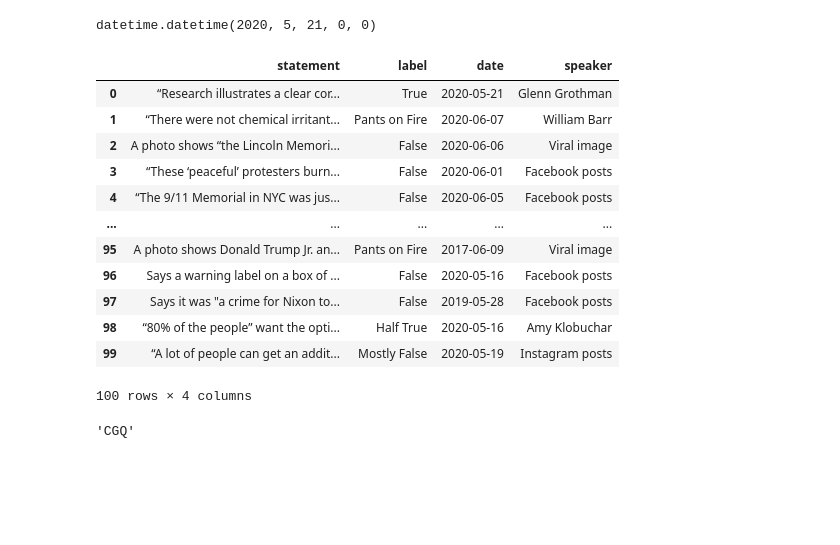
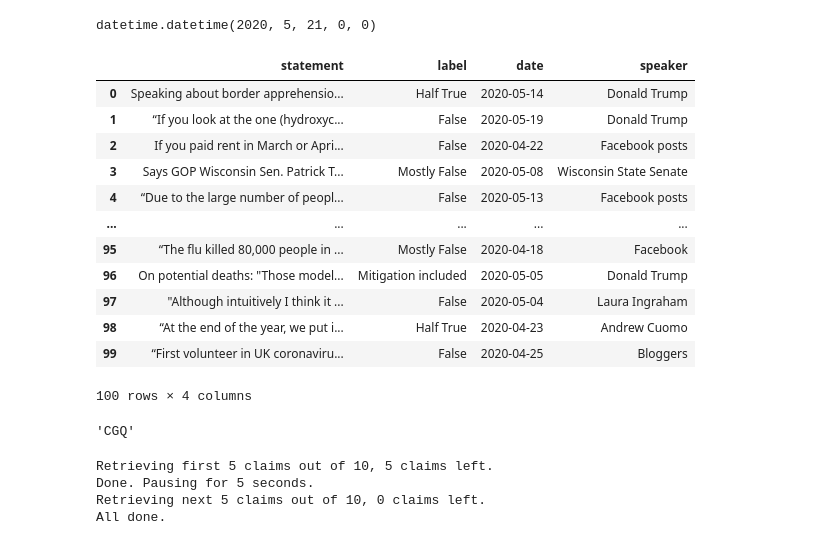
Before and after one commit to KunojiLym/metis_project_4, a Jupyter notebook: googlefactcheck.ipynb, the cells around one changed output. Cells and saved outputs as stored; diff of their text form; code cells hidden in the pictures; blank space fills up the shorter version.

```diff
--- a/googlefactcheck.ipynb
+++ b/googlefactcheck.ipynb
@@ -91,29 +91,29 @@ datetime.datetime(2020, 5, 21, 0, 0)
 # %%
 politifact_dictlist = []
 
 for claim in dict(r.json())['claims']:
     politifact_dictentry = {
         'statement': claim['text'],
         'label':     claim['claimReview'][0]['textualRating'],
-        'date':      datetime.datetime.strptime(claim['claimDate'], '%Y-%m-%dT%H:%M:%SZ'),
-        'speaker':   claim['claimant']
+        'date':      datetime.datetime.strptime(claim.get('claimDate'), '%Y-%m-%dT%H:%M:%SZ'),
+        'speaker':   claim.get('claimant')
     }
     politifact_dictlist.append(politifact_dictentry)
 
 pd.DataFrame(politifact_dictlist)
 # %% [output]
 |  | statement | label | date | speaker |
-| 0 | “Research illustrates a clear cor... | True | 2020-05-21 | Glenn Grothman |
-| 1 | “There were not chemical irritant... | Pants on Fire | 2020-06-07 | William Barr |
-| 2 | A photo shows “the Lincoln Memori... | False | 2020-06-06 | Viral image |
-| 3 | “These ‘peaceful’ protesters burn... | False | 2020-06-01 | Facebook posts |
-| 4 | “The 9/11 Memorial in NYC was jus... | False | 2020-06-05 | Facebook posts |
+| 0 | Speaking about border apprehensio... | Half True | 2020-05-14 | Donald Trump |
+| 1 | “If you look at the one (hydroxyc... | False | 2020-05-19 | Donald Trump |
+| 2 | If you paid rent in March or Apri... | False | 2020-04-22 | Facebook posts |
+| 3 | Says GOP Wisconsin Sen. Patrick T... | Mostly False | 2020-05-08 | Wisconsin State Senate |
+| 4 | “Due to the large number of peopl... | False | 2020-05-13 | Facebook posts |
 | ... | ... | ... | ... | ... |
-| 95 | A photo shows Donald Trump Jr. an... | Pants on Fire | 2017-06-09 | Viral image |
-| 96 | Says a warning label on a box of ... | False | 2020-05-16 | Facebook posts |
-| 97 | Says it was "a crime for Nixon to... | False | 2019-05-28 | Facebook posts |
-| 98 | “80% of the people” want the opti... | Half True | 2020-05-16 | Amy Klobuchar |
-| 99 | “A lot of people can get an addit... | Mostly False | 2020-05-19 | Instagram posts |
+| 95 | “The flu killed 80,000 people in ... | Mostly False | 2020-04-18 | Facebook |
+| 96 | On potential deaths: "Those model... | Mitigation included | 2020-05-05 | Donald Trump |
+| 97 | "Although intuitively I think it ... | False | 2020-05-04 | Laura Ingraham |
+| 98 | “At the end of the year, we put i... | Half True | 2020-04-23 | Andrew Cuomo |
+| 99 | “First volunteer in UK coronaviru... | False | 2020-04-25 | Bloggers |
 100 rows × 4 columns
 # %%
 dict(r.json())['nextPageToken']
@@ -121,0 +181,7 @@ dict(r.json())['nextPageToken']
+# %%
+politifact_df = factchecks_bysite('politifact.com', 10, key, chunk_size=5)
+# %% [output]
+Retrieving first 5 claims out of 10, 5 claims left.
+Done. Pausing for 5 seconds.
+Retrieving next 5 claims out of 10, 0 claims left.
+All done.
```
Also changed, not shown: parts of 4 cells of this notebook.
